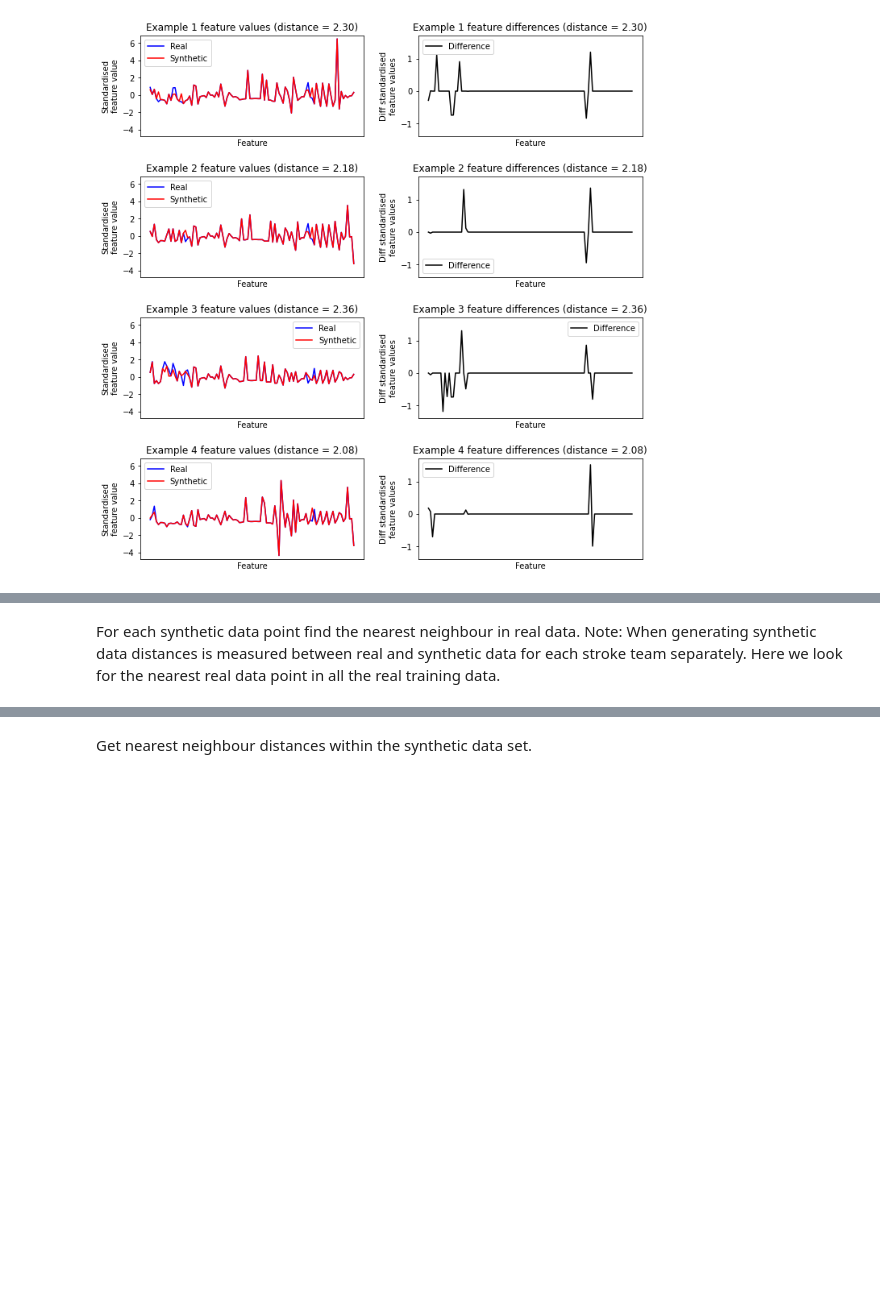
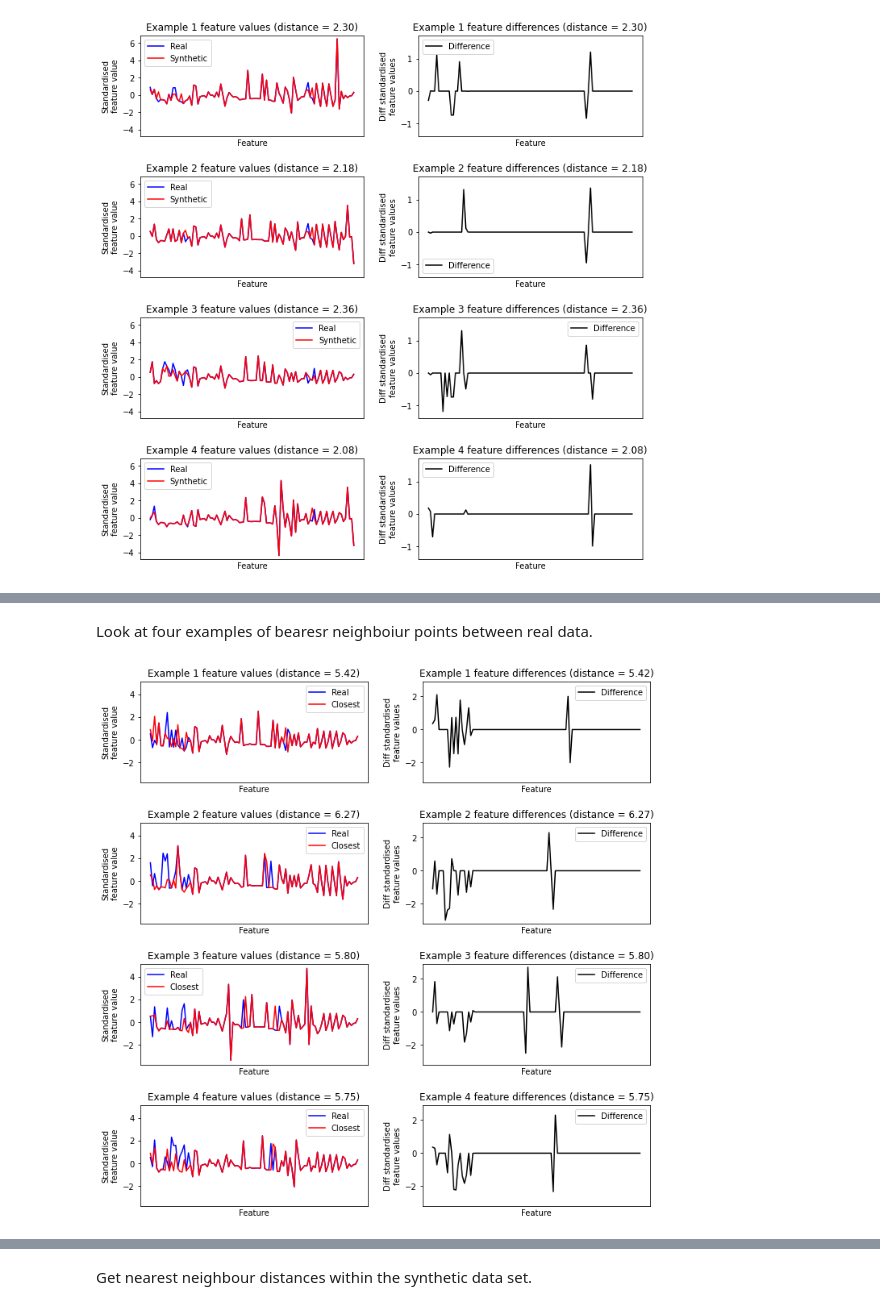
Before and after one commit to samuel-book/samuel-2, a Jupyter notebook: _sources/synthetic_data_demo/02c_compare_real_synthetic_distances.ipynb, the cells around one changed output, grey strips where cells are left out. Cells and saved outputs as stored; diff of their text form; code cells hidden in the pictures; blank space fills up the shorter version.

```diff
--- a/_sources/synthetic_data_demo/02c_compare_real_synthetic_distances.ipynb
+++ b/_sources/synthetic_data_demo/02c_compare_real_synthetic_distances.ipynb
@@ -177,5 +179,67 @@ Get nearest neighbour distances within the real training set.
 nn = NearestNeighbors(n_neighbors=1, algorithm='auto').fit(X_train_std)
 dists, idxs = nn.kneighbors()
 dist_real_real = dists.flatten()
-# %% [markdown]
-For each synthetic data point find the nearest neighbour in real data. Note: When generating synthetic data distances is measured between real and synthetic data for each stroke team separately. Here we look for the nearest real data point in all the real training data.
+# %% [markdown]
+Look at four examples of bearesr neighboiur points between real data.
+# %%
+# Sample 4 synthetic data points
+np.random.RandomState=42
+sample_index = np.random.choice(np.arange(len(X_train)), 4)
+real_samples_a = X_train.iloc[sample_index]
+closest_neigbour_index = idxs.flatten()[sample_index]
+real_samples_b = X_train.iloc[closest_neigbour_index]
+real_sample_differences = dists.flatten()[sample_index]
+
+# Save
+real_samples_a.to_csv('./synth_examples/real_samples_a.csv')
+real_samples_b.to_csv('./synth_examples/real_samples_a_nn.csv')
+# %%
+# Standardise
+cols = list(X_train.drop('StrokeTeam', axis=1))
+X_train_std, real_samples_a_std = standardise_data(
+    X_train[cols], real_samples_a[cols])
+X_train_std, real_samples_b_std = standardise_data(
+    X_train[cols], real_samples_b[cols])
+# %%
+# Get axis limits
+value_min = min(np.min(real_samples_a_std), np.min(real_samples_b_std)) - 0.4
+value_max = max(np.max(real_samples_a_std), np.max(real_samples_b_std)) + 0.4
+diff = real_samples_b_std - real_samples_a_std
+diff_min = np.min(diff) - 0.2
+diff_max = np.max(diff) + 0.2
+
+fig, ax = plt.subplots(4, 2, figsize=(10, 10))
+ax = ax.ravel()
+for i in range(4):
+    row = i
+    y1 = real_samples_a_std[i]
+    y2 = real_samples_b_std[i]
+    x = range(len(y1))
+    ax[row * 2].plot(x, y1, color='b', label='Real')
+    ax[row * 2].plot(x, y2, color='r', linestyle='-', label='Closest')
+    ax[row * 2].get_xaxis().set_ticks([])
+    ax[row * 2].set_xlabel('Feature')
+    ax[row * 2].set_ylabel('Standardised\nfeature value')
+    ax[row * 2].set_ylim(value_min, value_max)
+    distance = real_sample_differences[i]
+    title = f'Example {i + 1} feature values (distance = {distance:0.2f})'
+    ax[row * 2].set_title(title)
+    ax[row * 2].legend()
+
+    y = y = real_samples_b_std[i] - real_samples_a_std[i]
+    x = range(len(y1))
+    ax[row * 2 + 1].plot(x, y, color='k', label='Difference')
+    ax[row * 2 + 1].get_xaxis().set_ticks([])
+    ax[row * 2 + 1].set_xlabel('Feature')
+    ax[row * 2 + 1].set_ylabel('Diff standardised\nfeature values')
+    ax[row * 2 + 1].set_ylim(diff_min, diff_max)
+    title = f'Example {i + 1} feature differences (distance = {distance:0.2f})'
+    ax[row * 2 + 1].set_title(title)
+    ax[row * 2 + 1].legend()
+
+plt.tight_layout(pad=2)
+fig.patch.set_facecolor('w')
+plt.savefig('./images/nn_examples_real_to_real.png', dpi=300)
+plt.show()
+# %% [output]
+[figure, added]
```
Also changed, not shown: parts of 7 cells of this notebook, 3 other files.
